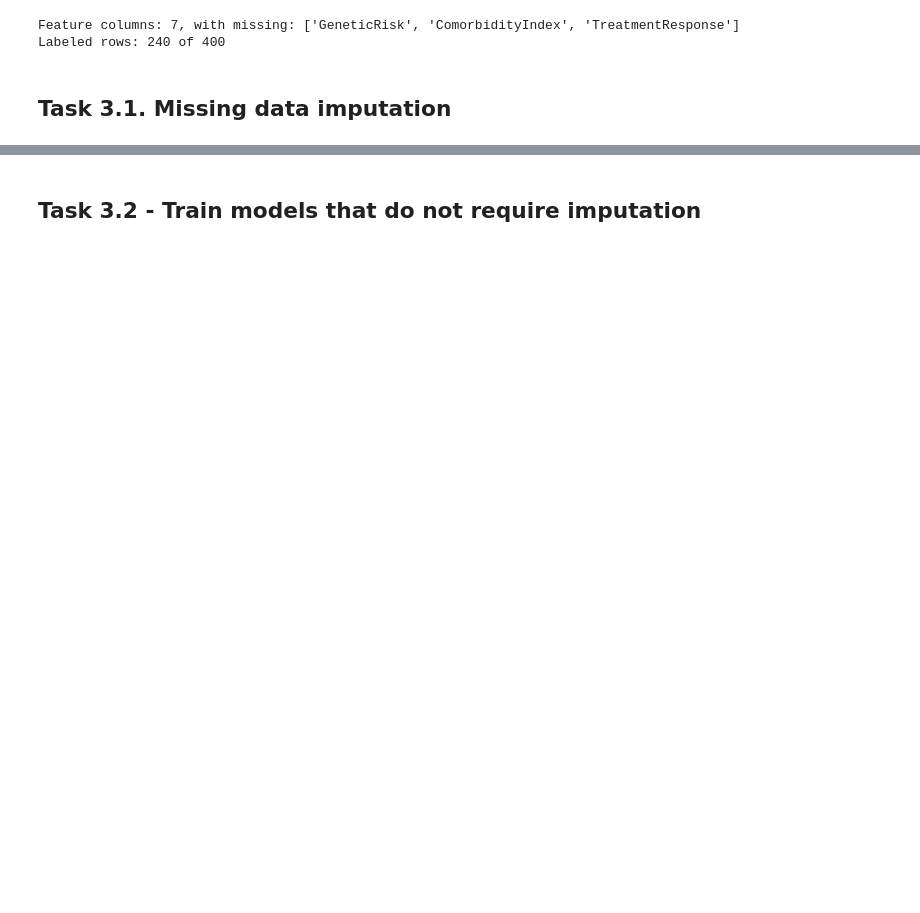
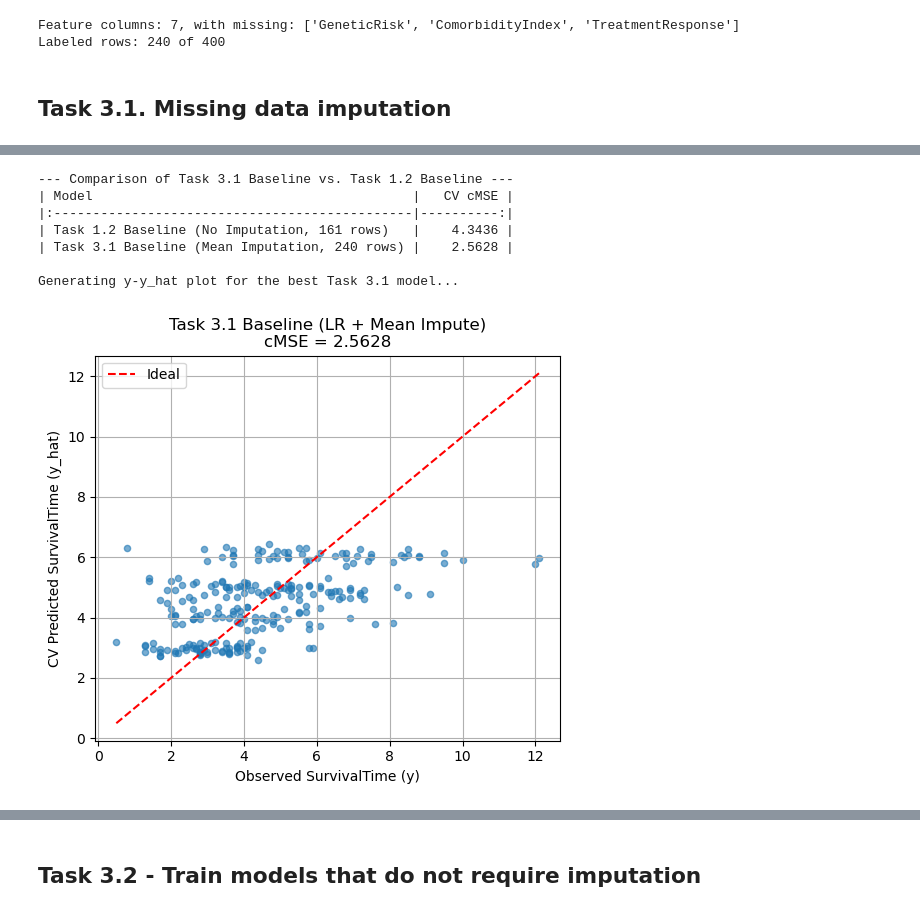
Before and after one commit to bsnabais-boop/AA_Assignment_2, a Jupyter notebook: assignment2.ipynb, the cells around one changed output, grey strips where cells are left out. Saved outputs shown, nothing was run; the diff lists cells and outputs as text; code cells hidden in the pictures; blank space fills up the shorter version.

Commit message:
added missing stuff to task 3

```diff
--- a/assignment2.ipynb
+++ b/assignment2.ipynb
@@ -422,6 +445,8 @@ from sklearn.ensemble import HistGradientBoostingRegressor, RandomForestRegresso
 from sklearn.tree import DecisionTreeRegressor
 from sklearn.metrics import make_scorer
 import copy
+from catboost import CatBoostRegressor, Pool # Add this import
+
 
 # Helper functions
 
@@ -465,8 +490,7 @@ y_labeled = labeled[target_col].values
 c_labeled = labeled[censor_col].values
 
 # We'll use KFold on the labeled data (uncensored+possibly censored) for data efficiency.
-# If labeled set is small, prefer KFold with more folds (e.g., 5 or 10) instead of train/val/test split.
-kf = KFold(n_splits=5, shuffle=True, random_state=42)
+kf = KFold(n_splits=10, shuffle=True, random_state=42)
 
 def cross_val_cmse(estimator, X, y, c, cv):
     scores = []
@@ -542,0 +567,72 @@ max: 3.079710564590479
+# %%
+print("\n--- Comparison of Task 3.1 Baseline vs. Task 1.2 Baseline ---")
+# The cmse_cv from Task 1.2 was 4.3436
+task1_2_cmse = cmse_cv
+task3_1_cmse = baseline_scores.mean()
+
+comparison_df = pd.DataFrame({
+    'Model': ['Task 1.2 Baseline (No Imputation, 161 rows)', 'Task 3.1 Baseline (Mean Imputation, 240 rows)'],
+    'CV cMSE': [task1_2_cmse, task3_1_cmse]
+})
+print(comparison_df.to_markdown(index=False, floatfmt='.4f'))
+
+# Generating y-y_hat plot for the new baseline model
+print("\nGenerating y-y_hat plot for the best Task 3.1 model...")
+y_pred_baseline_imputed = cross_val_predict(baseline_pipe, X_labeled, y_labeled, cv=kf)
+
+plt.figure(figsize=(6, 5))
+plt.scatter(y_labeled, y_pred_baseline_imputed, alpha=0.6, s=20)
+max_val = max(y_labeled.max(), y_pred_baseline_imputed.max())
+min_val = min(y_labeled.min(), y_pred_baseline_imputed.min())
+plt.plot([min_val, max_val], [min_val, max_val], 'r--', label='Ideal')
+plt.xlabel('Observed SurvivalTime (y)')
+plt.ylabel('CV Predicted SurvivalTime (y_hat)')
+plt.title(f'Task 3.1 Baseline (LR + Mean Impute)\ncMSE = {task3_1_cmse:.4f}')
+plt.legend()
+plt.grid(True)
+plt.show()
+
+
+# Applying best imputer to best models from Task 2
+print("\n--- Applying Best Imputer to Task 2 Models ---")
+
+best_imputer_from_3_1 = copy.deepcopy(best_imputer)
+
+# Polynomial Ridge model from Task 2 with imputation
+pipe_poly_imputed = Pipeline([
+    ('imputer', best_imputer_from_3_1),
+    ('poly', PolynomialFeatures(degree=best_degree, include_bias=False)),
+    ('scaler', StandardScaler()),
+    ('reg', Ridge(alpha=best_alpha, random_state=0))
+])
+poly_imputed_scores = cross_val_cmse(pipe_poly_imputed, X_labeled, y_labeled, c_labeled, kf)
+
+# k-NN model from Task 2 with imputation
+pipe_knn_imputed = Pipeline([
+    ('imputer', copy.deepcopy(best_imputer)), # Use another copy
+    ('scaler', StandardScaler()),
+    ('knn', KNeighborsRegressor(n_neighbors=best_k))
+])
+knn_imputed_scores = cross_val_cmse(pipe_knn_imputed, X_labeled, y_labeled, c_labeled, kf)
+
+# results
+task2_imputed_results = pd.DataFrame({
+    'Model': [
+        f'Polynomial (d={best_degree}, alpha={best_alpha}) + Mean Impute',
+        f'k-NN (k={best_k}) + Mean Impute'
+    ],
+    'CV cMSE': [
+        poly_imputed_scores.mean(),
+        knn_imputed_scores.mean()
+    ]
+})
+print(task2_imputed_results.to_markdown(index=False, floatfmt='.4f'))
+# %% [output]
+--- Comparison of Task 3.1 Baseline vs. Task 1.2 Baseline ---
+| Model                                         |   CV cMSE |
+|:----------------------------------------------|----------:|
+| Task 1.2 Baseline (No Imputation, 161 rows)   |    4.3436 |
+| Task 3.1 Baseline (Mean Imputation, 240 rows) |    2.5628 |
+
+Generating y-y_hat plot for the best Task 3.1 model...
+[figure, added]
```
Also changed, not shown: parts of 5 cells of this notebook, 3 other files.
